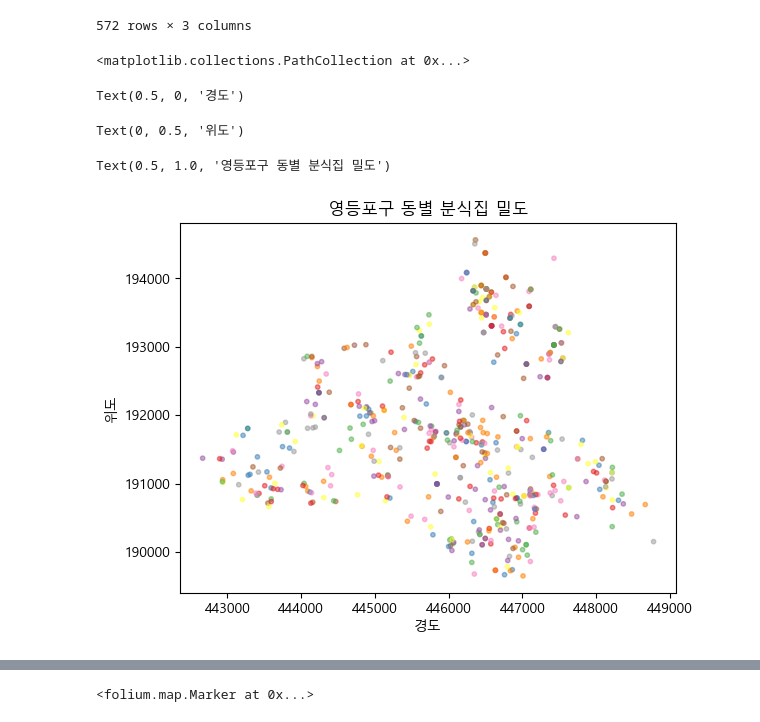
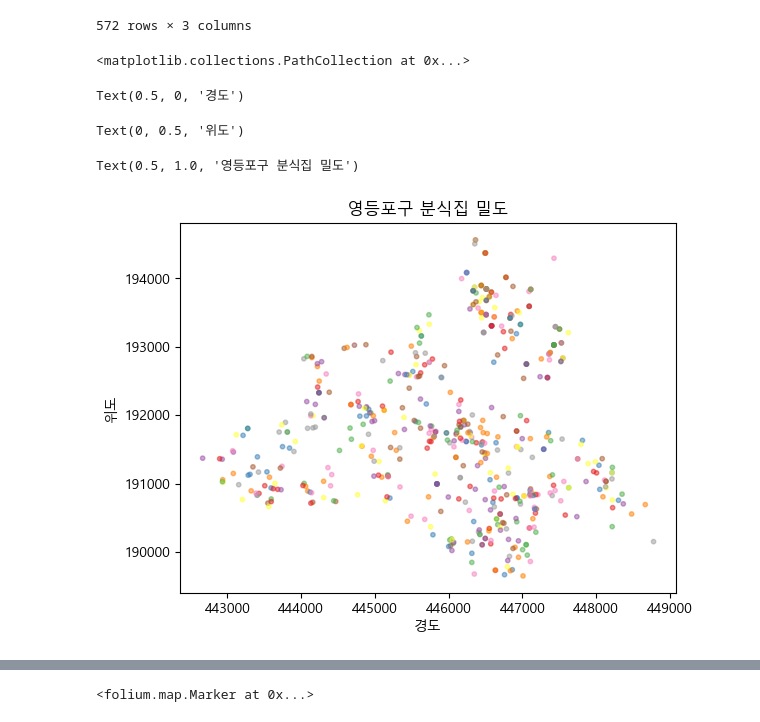
Before and after one commit to abcicecream/homework_complete, a Jupyter notebook: 과제2_음식점_김지수.ipynb, the cells around one changed output, grey strips where cells are left out. Cells and saved outputs as stored; diff of their text form; code cells hidden in the pictures.

```diff
--- a/과제2_음식점_김지수.ipynb
+++ b/과제2_음식점_김지수.ipynb
@@ -237,19 +237,19 @@ colors = sns.color_palette('Set1', 572)
 # %%
 # 좌표 기준 산점도 그래프
 lat = x_y['좌표정보(x)']
 lon = x_y['좌표정보(y)']
 
 plt.scatter(lon,lat, s=10, c=colors, alpha=0.5)
 plt.xlabel('경도')
 plt.ylabel('위도')
-plt.title('영등포구 동별 분식집 밀도')
+plt.title('영등포구 분식집 밀도')
 plt.show()
 # %% [output]
 <matplotlib.collections.PathCollection at 0x...>
 Text(0.5, 0, '경도')
 Text(0, 0.5, '위도')
-Text(0.5, 1.0, '영등포구 동별 분식집 밀도')
+Text(0.5, 1.0, '영등포구 분식집 밀도')
-[figure, old version]
+[figure, new version]
 # %%
 !pip install folium
 # %% [output]
```
Also changed, not shown: parts of 1 cell of this notebook.
